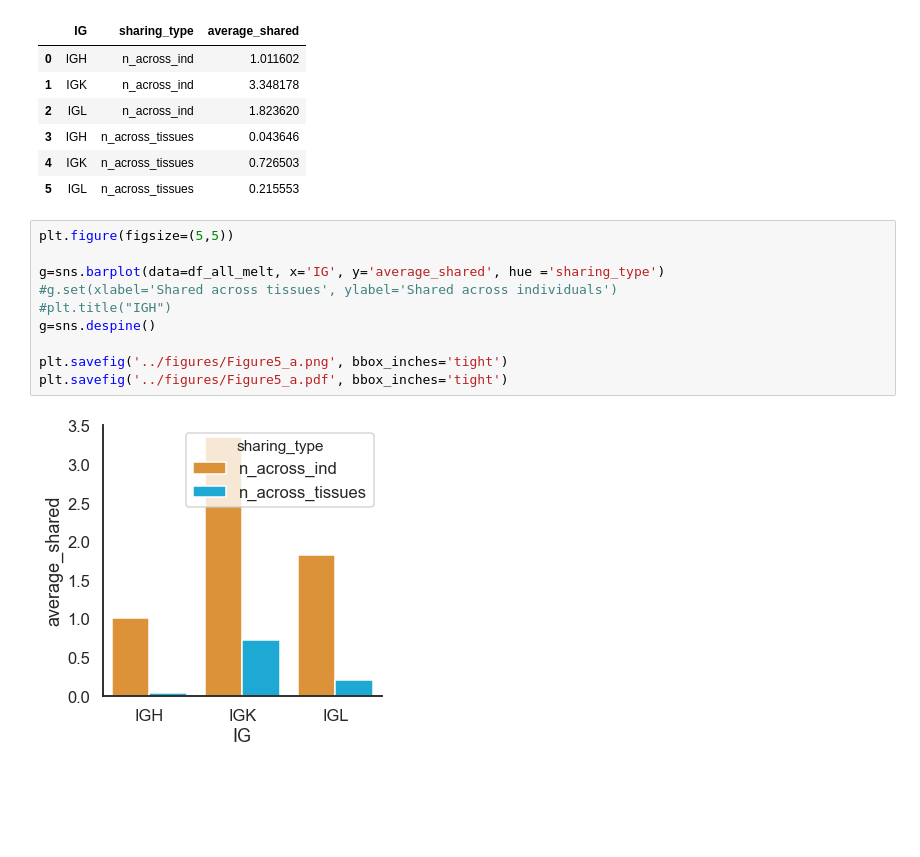
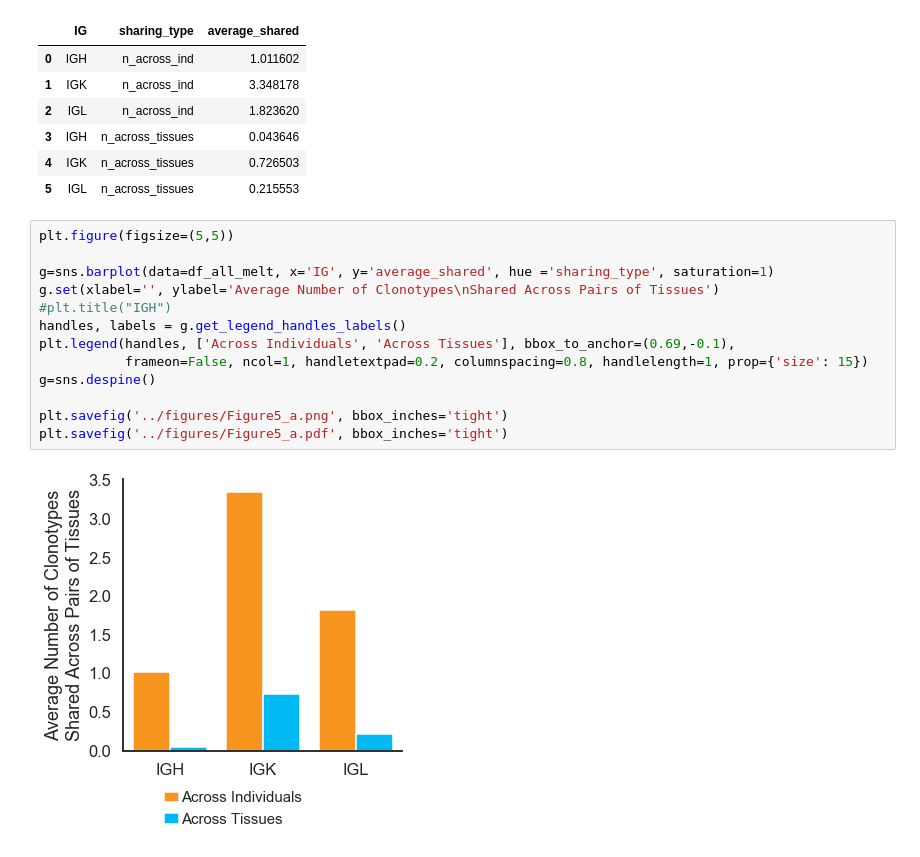
Before and after one commit to Mangul-Lab-USC/ImReP_publication_old, a Jupyter notebook: notebooks/Figure5.ipynb, the cells around one changed output. Drawn from its saved outputs; the diff is of its cells as text; blank space fills up the shorter version.

Commit message:
Added More Supplementary Figures

```diff
--- a/notebooks/Figure5.ipynb
+++ b/notebooks/Figure5.ipynb
@@ -267,12 +267,15 @@ df_all_melt
 # %%
 plt.figure(figsize=(5,5))
 
-g=sns.barplot(data=df_all_melt, x='IG', y='average_shared', hue ='sharing_type')
-#g.set(xlabel='Shared across tissues', ylabel='Shared across individuals')
+g=sns.barplot(data=df_all_melt, x='IG', y='average_shared', hue ='sharing_type', saturation=1)
+g.set(xlabel='', ylabel='Average Number of Clonotypes\nShared Across Pairs of Tissues')
 #plt.title("IGH")
+handles, labels = g.get_legend_handles_labels()
+plt.legend(handles, ['Across Individuals', 'Across Tissues'], bbox_to_anchor=(0.69,-0.1),
+           frameon=False, ncol=1, handletextpad=0.2, columnspacing=0.8, handlelength=1, prop={'size': 15})
 g=sns.despine()
 
 plt.savefig('../figures/Figure5_a.png', bbox_inches='tight')
 plt.savefig('../figures/Figure5_a.pdf', bbox_inches='tight')
 # %% [output]
-[figure, old version]
+[figure, new version]
```
Also changed, not shown: 12 other files.
